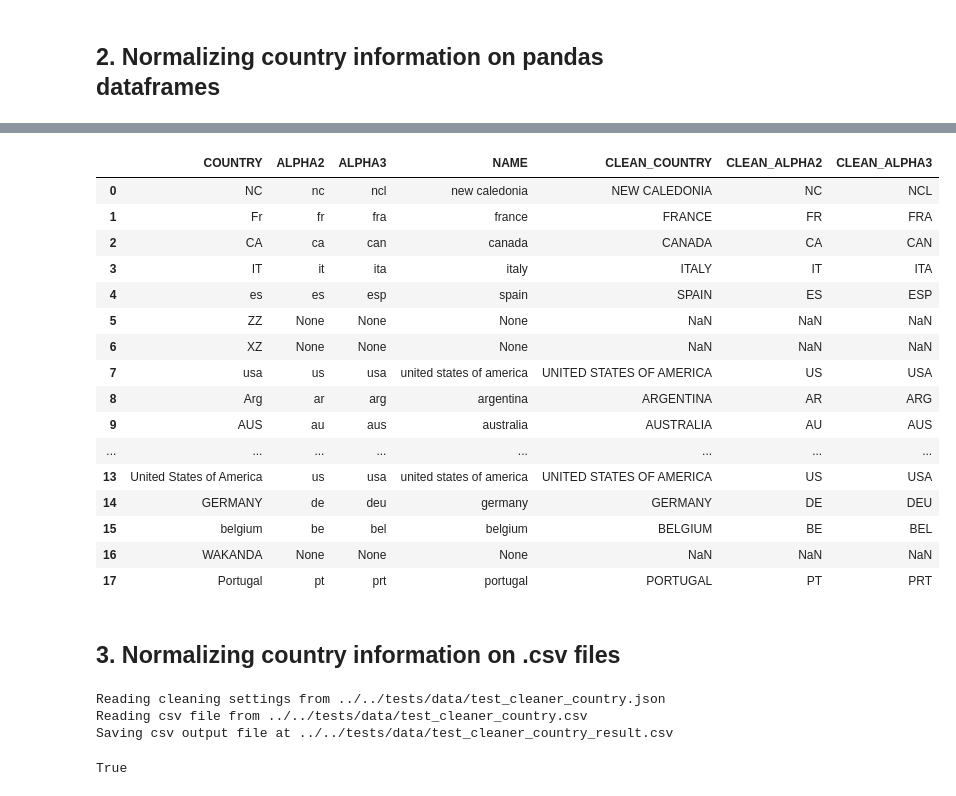
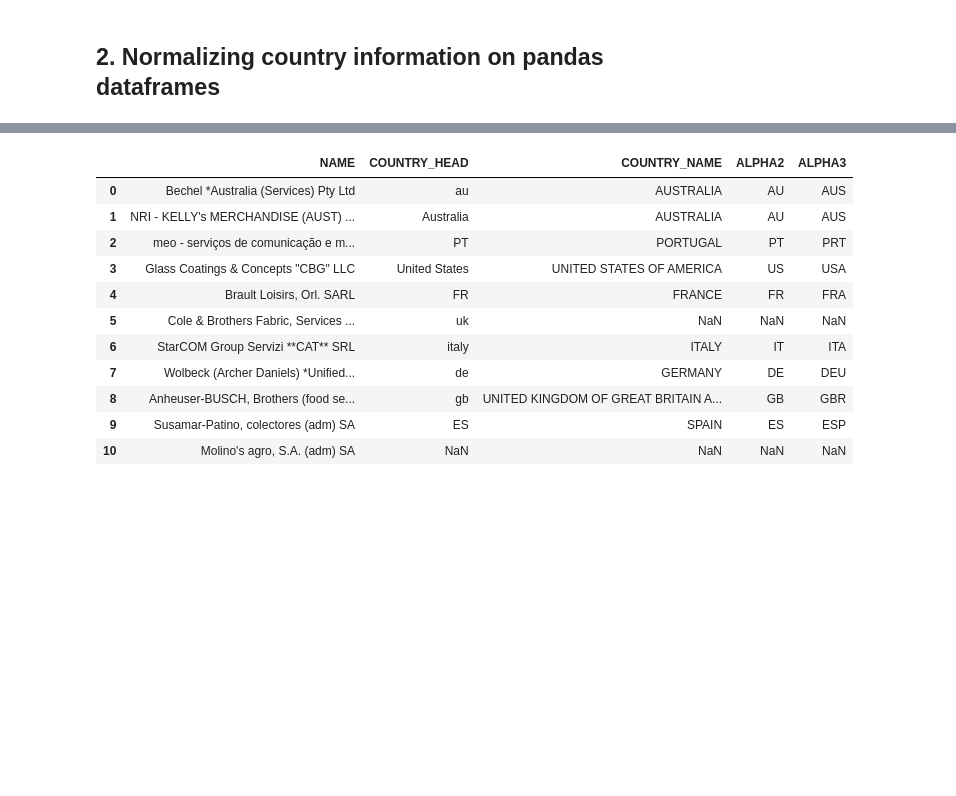
Before and after one commit to os-climate/financial-entity-cleaner, a Jupyter notebook: notebooks/how-to/Normalize country information.ipynb, the cells around one changed output, grey strips where cells are left out. Saved outputs shown, nothing was run; the diff lists cells and outputs as text; code cells hidden in the pictures; blank space fills up the shorter version.

```diff
--- a/notebooks/how-to/Normalize country information.ipynb
+++ b/notebooks/how-to/Normalize country information.ipynb
@@ -141,5 +151,6 @@ A more realistic scenario is that you will have your data in a tabular format an
 import pandas as pd
 # %%
 # Read the .csv file as a pandas dataframe object
-input_filename = '../../tests/data/test_cleaner_country.csv'
-df_original = pd.read_csv(input_filename,sep=',',encoding='utf-8')
+input_filename = '../../tests/data/test_cleaner.csv'
+df_original = pd.read_csv(input_filename,sep=';',encoding='utf-8', usecols=['NAME','COUNTRY_HEAD'])
+df_original
@@ -196,29 +194,22 @@ Another important thing to notice is that the cleaning process created three new
 # %%
 # Changing the output column names
-country_cleaner_obj.output_name = 'CLEAN_COUNTRY'
-country_cleaner_obj.output_alpha2 = 'CLEAN_ALPHA2'
-country_cleaner_obj.output_alpha3 = 'CLEAN_ALPHA3'
+country_cleaner_obj.output_name = 'COUNTRY_NAME'
+country_cleaner_obj.output_alpha2 = 'ALPHA2'
+country_cleaner_obj.output_alpha3 = 'ALPHA3'
 # %%
 # Calling the cleaning again to reflect the new naming convention
-df_cleaner = country_cleaner_obj.get_clean_df(df=df_original, column_name='COUNTRY')
+df_cleaner = country_cleaner_obj.get_clean_df(df=df_original, column_name='COUNTRY_HEAD')
 df_cleaner
 # %% [output]
-|  | COUNTRY | ALPHA2 | ALPHA3 | NAME | CLEAN_COUNTRY | CLEAN_ALPHA2 | CLEAN_ALPHA3 |
-| 0 | NC | nc | ncl | new caledonia | NEW CALEDONIA | NC | NCL |
-| 1 | Fr | fr | fra | france | FRANCE | FR | FRA |
-| 2 | CA | ca | can | canada | CANADA | CA | CAN |
-| 3 | IT | it | ita | italy | ITALY | IT | ITA |
-| 4 | es | es | esp | spain | SPAIN | ES | ESP |
-| 5 | ZZ | None | None | None | NaN | NaN | NaN |
-| 6 | XZ | None | None | None | NaN | NaN | NaN |
-| 7 | usa | us | usa | united states of america | UNITED STATES OF AMERICA | US | USA |
-| 8 | Arg | ar | arg | argentina | ARGENTINA | AR | ARG |
-| 9 | AUS | au | aus | australia | AUSTRALIA | AU | AUS |
-| ... | ... | ... | ... | ... | ... | ... | ... |
-| 13 | United States of America | us | usa | united states of america | UNITED STATES OF AMERICA | US | USA |
-| 14 | GERMANY | de | deu | germany | GERMANY | DE | DEU |
-| 15 | belgium | be | bel | belgium | BELGIUM | BE | BEL |
-| 16 | WAKANDA | None | None | None | NaN | NaN | NaN |
-| 17 | Portugal | pt | prt | portugal | PORTUGAL | PT | PRT |
+|  | NAME | COUNTRY_HEAD | COUNTRY_NAME | ALPHA2 | ALPHA3 |
+| 0 | Bechel *Australia (Services) Pty Ltd | au | AUSTRALIA | AU | AUS |
+| 1 | NRI - KELLY's MERCHANDISE (AUST) ... | Australia | AUSTRALIA | AU | AUS |
+| 2 | meo - serviços de comunicação e m... | PT | PORTUGAL | PT | PRT |
+| 3 | Glass Coatings & Concepts "CBG" LLC | United States | UNITED STATES OF AMERICA | US | USA |
+| 4 | Brault Loisirs, Orl. SARL | FR | FRANCE | FR | FRA |
+| 5 | Cole & Brothers Fabric, Services ... | uk | NaN | NaN | NaN |
+| 6 | StarCOM Group Servizi **CAT** SRL | italy | ITALY | IT | ITA |
+| 7 | Wolbeck (Archer Daniels) *Unified... | de | GERMANY | DE | DEU |
+| 8 | Anheuser-BUSCH, Brothers (food se... | gb | UNITED KINGDOM OF GREAT BRITAIN A... | GB | GBR |
+| 9 | Susamar-Patino, colectores (adm) SA | ES | SPAIN | ES | ESP |
+| 10 | Molino's agro, S.A. (adm) SA | NaN | NaN | NaN | NaN |
-# %% [markdown]
-## 3. Normalizing country information on .csv files <a id="csv"></a>
@@ -237,7 +215,0 @@ output_filename = '../../tests/data/test_cleaner_country_result.csv'
-# %%
-auto_cleaner_obj.clean_csv_file(input_filename, setup_cleaning_filename, output_filename)
-# %% [output]
-Reading cleaning settings from ../../tests/data/test_cleaner_country.json
-Reading csv file from ../../tests/data/test_cleaner_country.csv
-Saving csv output file at ../../tests/data/test_cleaner_country_result.csv
-True
```
Also changed, not shown: parts of 36 cells of this notebook.
